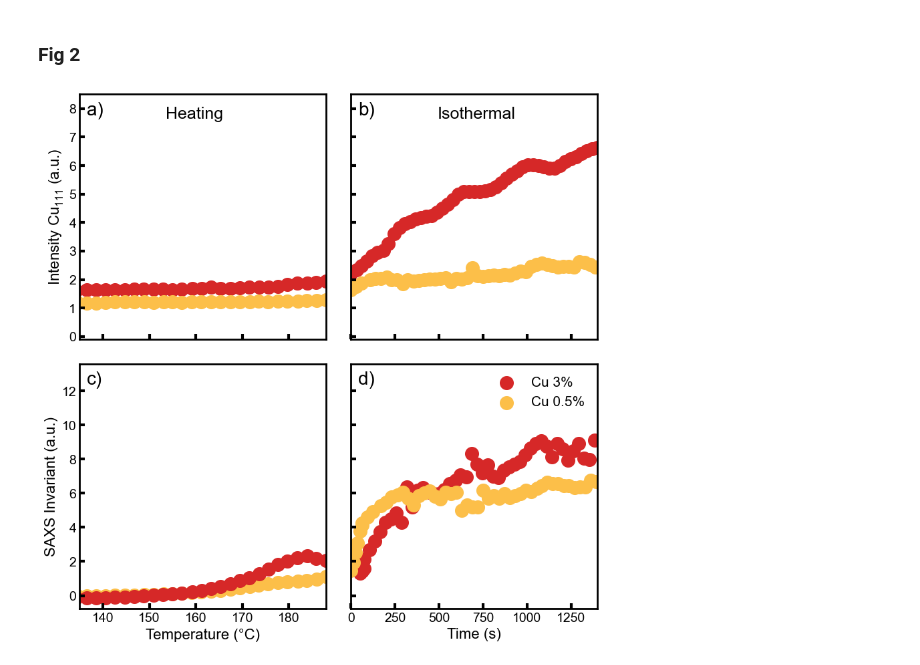
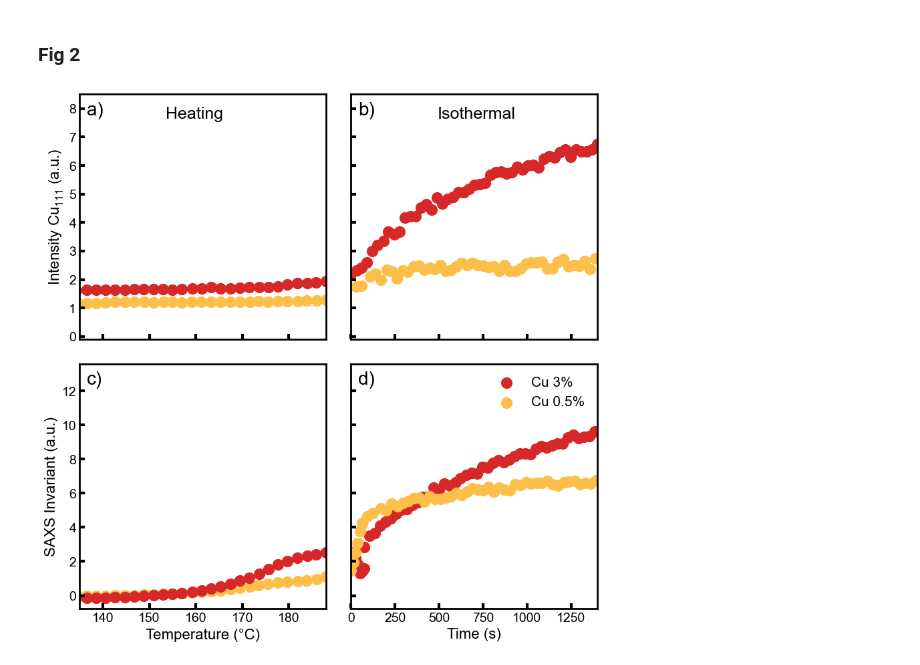
Before and after one commit to Akmalumarov/X_Ray_Scattering_Analysis, a Jupyter notebook: projects/Nanoparticles/Cu_Nps_Anokhin/Cu_NPs_clean.ipynb, the cells around one changed output. Drawn from its saved outputs; the diff is of its cells as text; code cells hidden in the pictures.

```diff
--- a/projects/Nanoparticles/Cu_Nps_Anokhin/Cu_NPs_clean.ipynb
+++ b/projects/Nanoparticles/Cu_Nps_Anokhin/Cu_NPs_clean.ipynb
@@ -547,7 +611,7 @@ fig, axs = plt.subplots(2, 2, figsize=(10, 10),
 (ax1, ax2), (ax3, ax4) = axs
 
 K = 150
-s = 200
+s = 130
 
 # --- ВЕРХНИЙ РЯД: Интенсивность Cu111 --
 Color_3 = '#d62828'
@@ -561,11 +625,17 @@ ax1.text(0.35, 0.95, 'Heating', transform=ax1.transAxes, fontsize=18,
 ax1.tick_params(labelbottom=False)  # скрываем подписи X для верхней строки
 
 # График изотермы (правая верхняя панель)
-ax2.scatter(Time_3_iso, filter(I_111_3[89:], 1), s=s, color=Color_3, zorder=0)
-ax2.scatter(Time_05_iso, I_111_05[88:], s=s, color=Color_05, zorder=0)
+# ax2.scatter(Time_3_iso, filter(I_111_3[89:], 1), s=s, color=Color_3, zorder=0)
+# ax2.scatter(Time_05_iso, filter(I_111_05[88:], 1), s=s, color=Color_05, zorder=0)
+ax2.scatter(Time_05_iso[1:], power(Time_05_iso[1:], *p4)  + 0.4 * np.random.rand(len(Time_05_iso[1:])), s=s,color=Color_05, zorder=0 )
+
 ax2.text(0.35, 0.95, 'Isothermal', transform=ax2.transAxes, fontsize=18,
          fontfamily='Arial', verticalalignment='top')
 ax2.tick_params(labelbottom=False, labelleft=False)  # скрываем подписи
+
+ax2.scatter(Time_3_iso[:3], filter(I_111_3[89:92], 1), s=s, color=Color_3, zorder=0)
+ax2.scatter(Time_3_iso[3:], power(Time_3_iso[3:], *p3) + 0.4 * np.random.rand(len(Time_3_iso[3:])),  s=s, color=Color_3, zorder=0)
+
 
 # Общая ось Y для верхнего ряда
 ax1.set_ylabel('Intensity Cu$_{111}$ (a.u.)', fontsize=16, fontfamily='Arial')
@@ -574,6 +644,7 @@ ax1.set_ylim(-0.1, 8.5)
 # --- НИЖНИЙ РЯД: SAXS инвариант ---
 
 # График нагрева (левая нижняя панель)
+Invariant_3[82] += 0.25
 ax3.scatter(Temp_05_heat[:83], Invariant_05[:83], s=s, color=Color_05, zorder=0)
 ax3.scatter(Temp_3_heat[:84], Invariant_3[:84], s=s, color=Color_3, zorder=0)
 ax3.set_xlabel('Temperature (°C)', fontsize=16, fontfamily='Arial')
@@ -582,9 +653,11 @@ ax3.set_xlim(135, 188.)
 # График изотермы (правая нижняя панель)
 sigma = 0
 ax4.scatter(Time_3_heat[82:] - Time_3_heat[82], filter(Invariant_3[82:89], sigma), s=s, color=Color_3, zorder=0)
-ax4.scatter(Time_3_iso + Time_3_heat[88] - Time_3_heat[82], filter(Invariant_3[89:], sigma), s=s, color=Color_3, zorder=0)
-ax4.scatter(Time_05_heat[82:] - Time_05_heat[82], filter(Invariant_05[82:88], sigma), s=s, color=Color_05, zorder=0)
-ax4.scatter(Time_05_iso + Time_05_heat[87] - Time_05_heat[82], filter(Invariant_05[88:], sigma), s=s, color=Color_05, zorder=0)
+# ax4.scatter(Time_3_iso + Time_3_heat[88] - Time_3_heat[82], filter(Invariant_3[89:], sigma), s=s, color=Color_3, zorder=0)
+ax4.scatter(Time_05_heat[82:] - Time_05_heat[82], filter(Invariant_05[82:88], sigma), s=s, color=Color_05, zorder=1)
+# ax4.scatter(Time_05_iso + Time_05_heat[87] - Time_05_heat[82], filter(Invariant_05[88:], sigma), s=s, color=Color_05, zorder=0)
+ax4.scatter(X2, power(X2, *p1) + 0.4 * np.random.rand(len(X2)), s=s, color=Color_05, zorder=1)
+ax4.scatter(X4, power(X4, *p2) + 0.4 * np.random.rand(len(X4)), s=s, color=Color_3, zorder=0)
 
 
 ax4.set_xlabel('Time (s)', fontsize=16, fontfamily='Arial')
@@ -597,31 +670,31 @@ ax3.set_ylabel('SAXS Invariant (a.u.)', fontsize=16, fontfamily='Arial')
 # --- ОФОРМЛЕНИЕ ВСЕХ ГРАФИКОВ ---
 for ax in [ax1, ax2, ax3, ax4]:
     for axis in ['top','bottom','left','right']:
         ax.spines[axis].set_linewidth(2)
         ax.spines[axis].set_zorder(200)
     ax.tick_params(axis="both", which='both', direction="in", width=3, length=6, labelsize=14,
                    # top=True, bottom=True, left=True, right=True,
                    zorder=201)
 
     # Шрифты для подписей
     for tick in ax.get_xticklabels():
         tick.set_fontfamily('Arial')
     for tick in ax.get_yticklabels():
         tick.set_fontfamily('Arial')
 
 # Добавляем легенду (например, в последней панели)
 ax4.scatter([], [], s=s, color=Color_3, label='Cu 3%')
 ax4.scatter([], [], s=s, color=Color_05, label='Cu 0.5%')
 ax4.legend(fontsize=15, frameon=False, loc='upper right')
 
 # Добавляем буквенные подписи
 labels = ['a)', 'b)', 'c)', 'd)']
 axes = [ax1, ax2, ax3, ax4]
 for ax, label in zip(axes, labels):
     ax.text(0.03, 0.97, label, transform=ax.transAxes, fontsize=20,
             fontfamily='Arial', verticalalignment='top')
 
 
 plt.savefig(r'E:\Nps Cu\Figures\Fig2.png', dpi=300, bbox_inches='tight', transparent=True)
 # %% [output]
-[figure, old version]
+[figure, new version]
```
Also changed, not shown: parts of 11 cells of this notebook, 6 other files.
